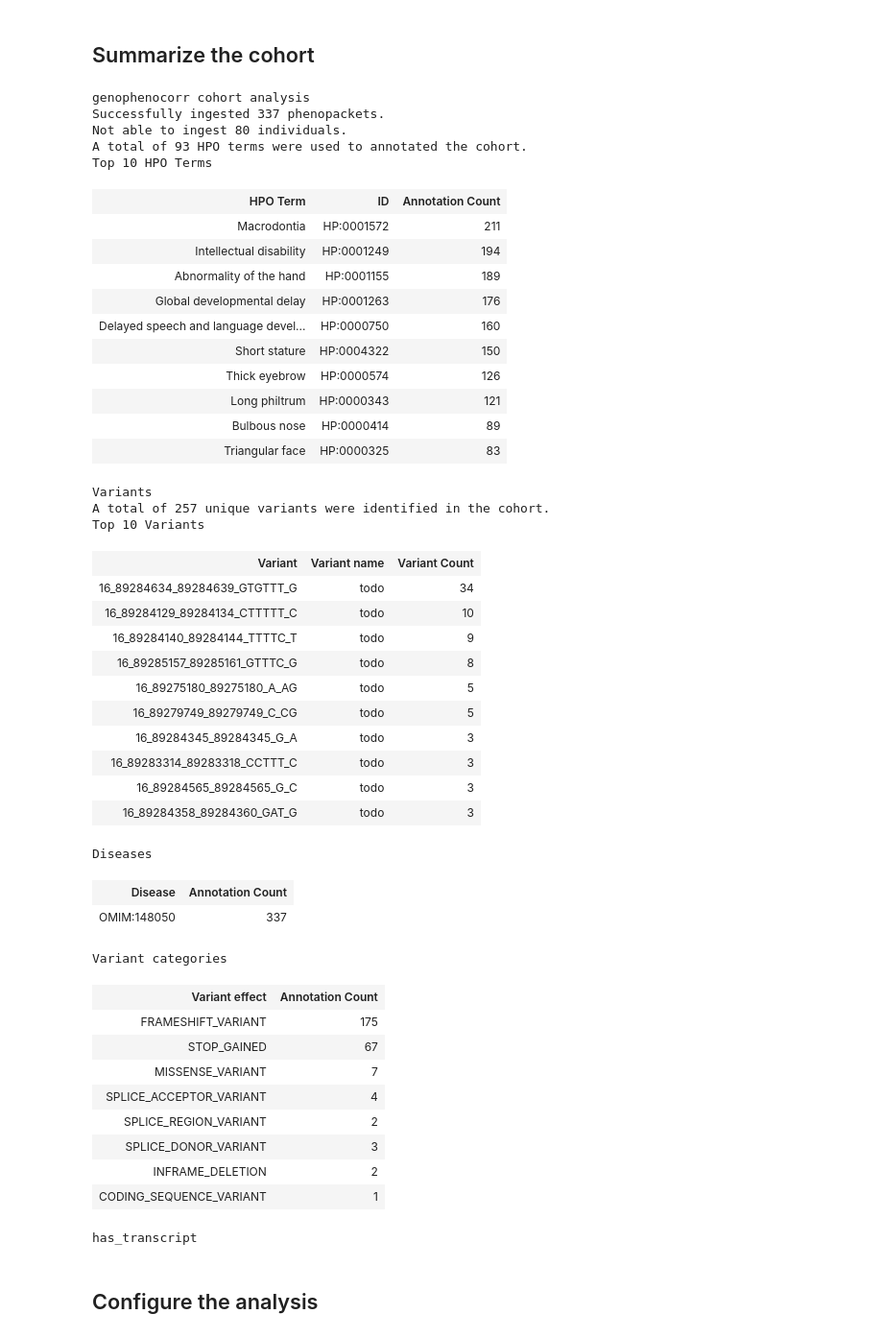
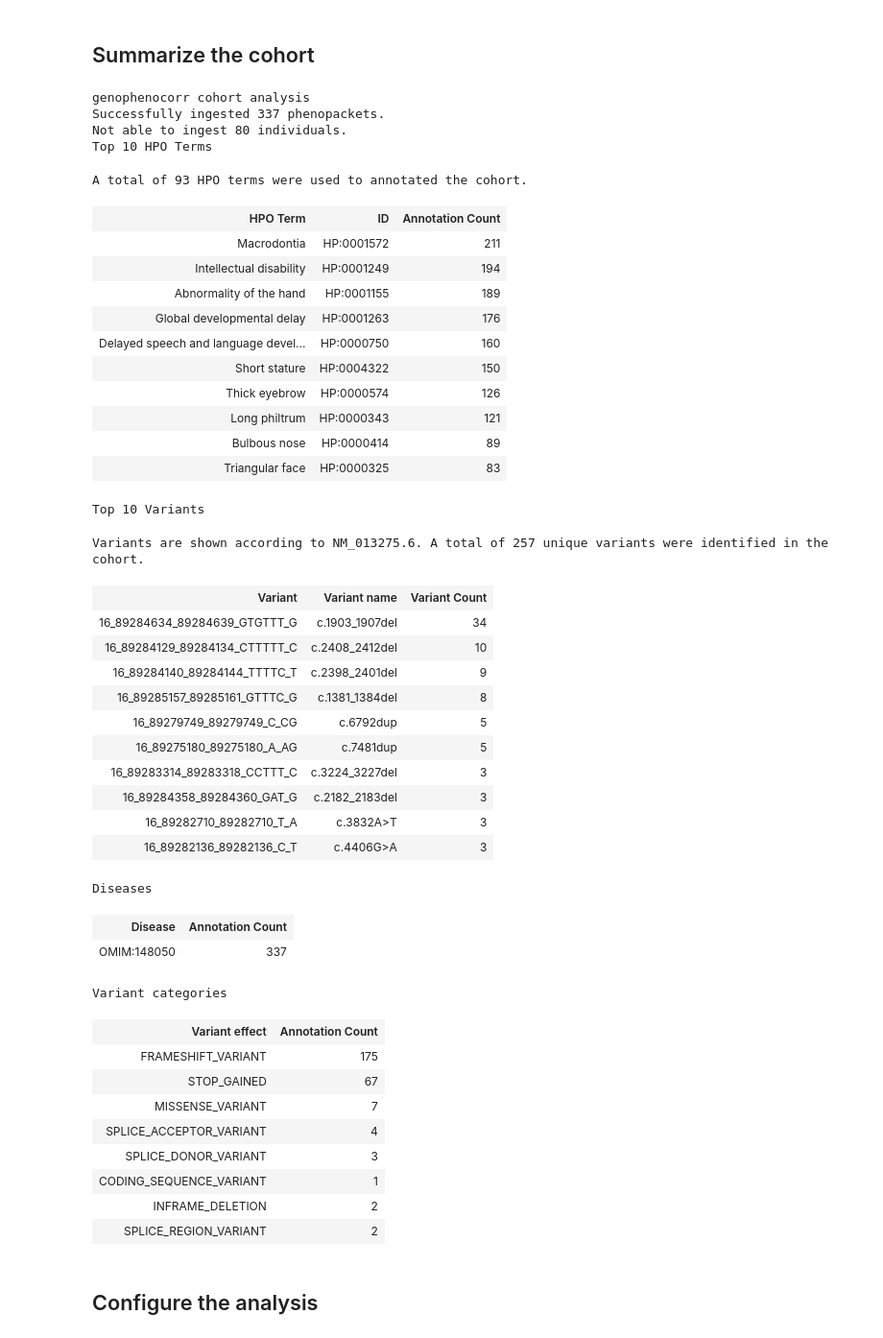
Before and after one commit to monarch-initiative/gpsea, a Jupyter notebook: notebooks/ANKRD11/KBG.ipynb, the cells around one changed output. Shown at 96% size. Cells and saved outputs as stored; diff of their text form; code cells hidden in the pictures.

```diff
--- a/notebooks/ANKRD11/KBG.ipynb
+++ b/notebooks/ANKRD11/KBG.ipynb
@@ -59,56 +59,54 @@ Showing errors and warnings
 # %%
 from IPython.display import display, HTML
 from genophenocorr.view import CohortViewable
 
 cv = CohortViewable(hpo=hpo, transcript_id=tx_id)
-html = cv.process(cohort=cohort)
+html = cv.process(cohort=cohort, transcript_id=tx_id)
 
 display(HTML(html))
 # %% [output]
 genophenocorr cohort analysis
 Successfully ingested 337 phenopackets.
 Not able to ingest 80 individuals.
-A total of 93 HPO terms were used to annotated the cohort.
 Top 10 HPO Terms
+A total of 93 HPO terms were used to annotated the cohort.
 | HPO Term | ID | Annotation Count |
 | Macrodontia | HP:0001572 | 211 |
 | Intellectual disability | HP:0001249 | 194 |
 | Abnormality of the hand | HP:0001155 | 189 |
 | Global developmental delay | HP:0001263 | 176 |
 | Delayed speech and language devel... | HP:0000750 | 160 |
 | Short stature | HP:0004322 | 150 |
 | Thick eyebrow | HP:0000574 | 126 |
 | Long philtrum | HP:0000343 | 121 |
 | Bulbous nose | HP:0000414 | 89 |
 | Triangular face | HP:0000325 | 83 |
-Variants
-A total of 257 unique variants were identified in the cohort.
-Top 10 Variants
+Top 10 Variants
+Variants are shown according to NM_013275.6. A total of 257 unique variants were identified in the cohort.
 | Variant | Variant name | Variant Count |
-| 16_89284634_89284639_GTGTTT_G | todo | 34 |
-| 16_89284129_89284134_CTTTTT_C | todo | 10 |
-| 16_89284140_89284144_TTTTC_T | todo | 9 |
-| 16_89285157_89285161_GTTTC_G | todo | 8 |
-| 16_89275180_89275180_A_AG | todo | 5 |
-| 16_89279749_89279749_C_CG | todo | 5 |
-| 16_89284345_89284345_G_A | todo | 3 |
-| 16_89283314_89283318_CCTTT_C | todo | 3 |
-| 16_89284565_89284565_G_C | todo | 3 |
-| 16_89284358_89284360_GAT_G | todo | 3 |
+| 16_89284634_89284639_GTGTTT_G | c.1903_1907del | 34 |
+| 16_89284129_89284134_CTTTTT_C | c.2408_2412del | 10 |
+| 16_89284140_89284144_TTTTC_T | c.2398_2401del | 9 |
+| 16_89285157_89285161_GTTTC_G | c.1381_1384del | 8 |
+| 16_89279749_89279749_C_CG | c.6792dup | 5 |
+| 16_89275180_89275180_A_AG | c.7481dup | 5 |
+| 16_89283314_89283318_CCTTT_C | c.3224_3227del | 3 |
+| 16_89284358_89284360_GAT_G | c.2182_2183del | 3 |
+| 16_89282710_89282710_T_A | c.3832A>T | 3 |
+| 16_89282136_89282136_C_T | c.4406G>A | 3 |
-Diseases
+Diseases
 | Disease | Annotation Count |
 | OMIM:148050 | 337 |
-Variant categories
+Variant categories
 | Variant effect | Annotation Count |
 | FRAMESHIFT_VARIANT | 175 |
 | STOP_GAINED | 67 |
 | MISSENSE_VARIANT | 7 |
 | SPLICE_ACCEPTOR_VARIANT | 4 |
+| SPLICE_DONOR_VARIANT | 3 |
+| CODING_SEQUENCE_VARIANT | 1 |
+| INFRAME_DELETION | 2 |
 | SPLICE_REGION_VARIANT | 2 |
-| SPLICE_DONOR_VARIANT | 3 |
-| INFRAME_DELETION | 2 |
-| CODING_SEQUENCE_VARIANT | 1 |
-has_transcript
 # %% [markdown]
 ## Configure the analysis
 # %%
```
Also changed, not shown: parts of 6 cells of this notebook, 4 other files.
